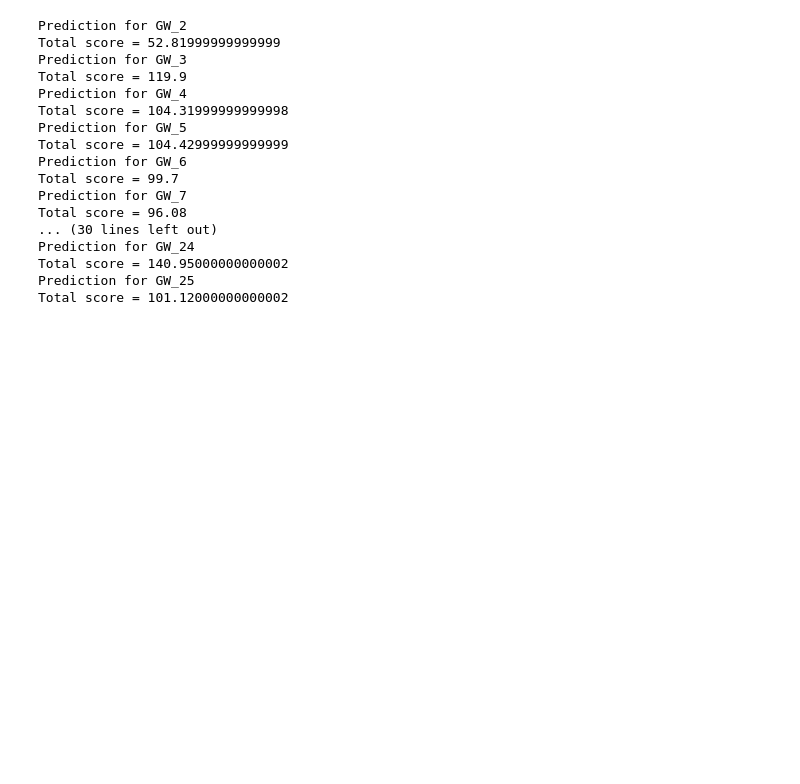
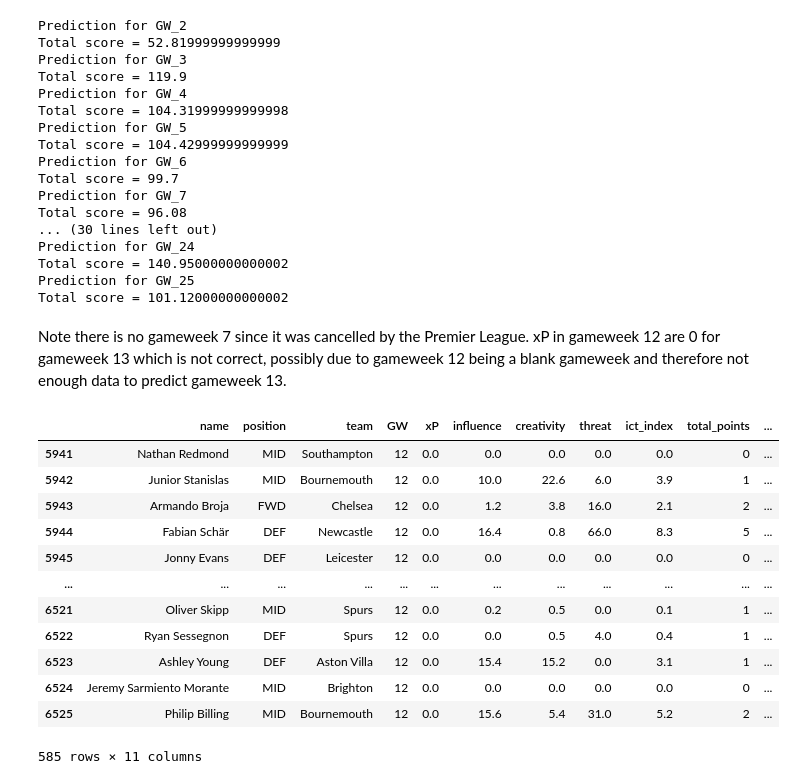
Before and after one commit to farhank-0/Fantasy-Premier-League-Optimization, a Jupyter notebook: Untitled.ipynb, the cells around one changed output. Drawn from its saved outputs; the diff is of its cells as text; code cells hidden in the pictures; blank space fills up the shorter version.

```diff
--- a/Untitled.ipynb
+++ b/Untitled.ipynb
@@ -490,3 +490,22 @@ Prediction for GW_24
 Total score = 140.95000000000002
 Prediction for GW_25
 Total score = 101.12000000000002
+# %% [markdown]
+Note there is no gameweek 7 since it was cancelled by the Premier League.
+xP in gameweek 12 are 0 for gameweek 13 which is not correct, possibly due to gameweek 12 being a blank gameweek and therefore not enough data to predict gameweek 13.
+# %%
+selected.loc[selected['GW'] == 12]
+# %% [output]
+|  | name | position | team | GW | xP | influence | creativity | threat | ict_index | total_points | ... |
+| 5941 | Nathan Redmond | MID | Southampton | 12 | 0.0 | 0.0 | 0.0 | 0.0 | 0.0 | 0 | ... |
+| 5942 | Junior Stanislas | MID | Bournemouth | 12 | 0.0 | 10.0 | 22.6 | 6.0 | 3.9 | 1 | ... |
+| 5943 | Armando Broja | FWD | Chelsea | 12 | 0.0 | 1.2 | 3.8 | 16.0 | 2.1 | 2 | ... |
+| 5944 | Fabian Schär | DEF | Newcastle | 12 | 0.0 | 16.4 | 0.8 | 66.0 | 8.3 | 5 | ... |
+| 5945 | Jonny Evans | DEF | Leicester | 12 | 0.0 | 0.0 | 0.0 | 0.0 | 0.0 | 0 | ... |
+| ... | ... | ... | ... | ... | ... | ... | ... | ... | ... | ... | ... |
+| 6521 | Oliver Skipp | MID | Spurs | 12 | 0.0 | 0.2 | 0.5 | 0.0 | 0.1 | 1 | ... |
+| 6522 | Ryan Sessegnon | DEF | Spurs | 12 | 0.0 | 0.0 | 0.5 | 4.0 | 0.4 | 1 | ... |
+| 6523 | Ashley Young | DEF | Aston Villa | 12 | 0.0 | 15.4 | 15.2 | 0.0 | 3.1 | 1 | ... |
+| 6524 | Jeremy Sarmiento Morante | MID | Brighton | 12 | 0.0 | 0.0 | 0.0 | 0.0 | 0.0 | 0 | ... |
+| 6525 | Philip Billing | MID | Bournemouth | 12 | 0.0 | 15.6 | 5.4 | 31.0 | 5.2 | 2 | ... |
+585 rows × 11 columns
```
Also changed, not shown: parts of 7 cells of this notebook.
